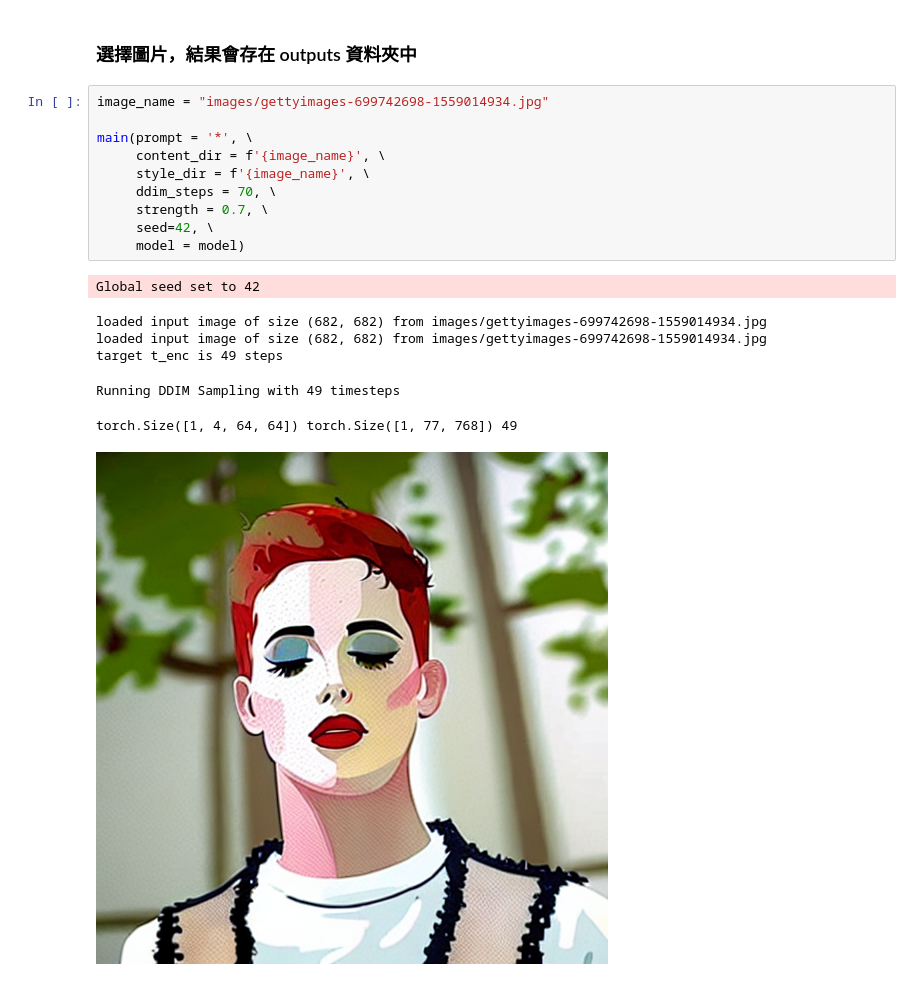
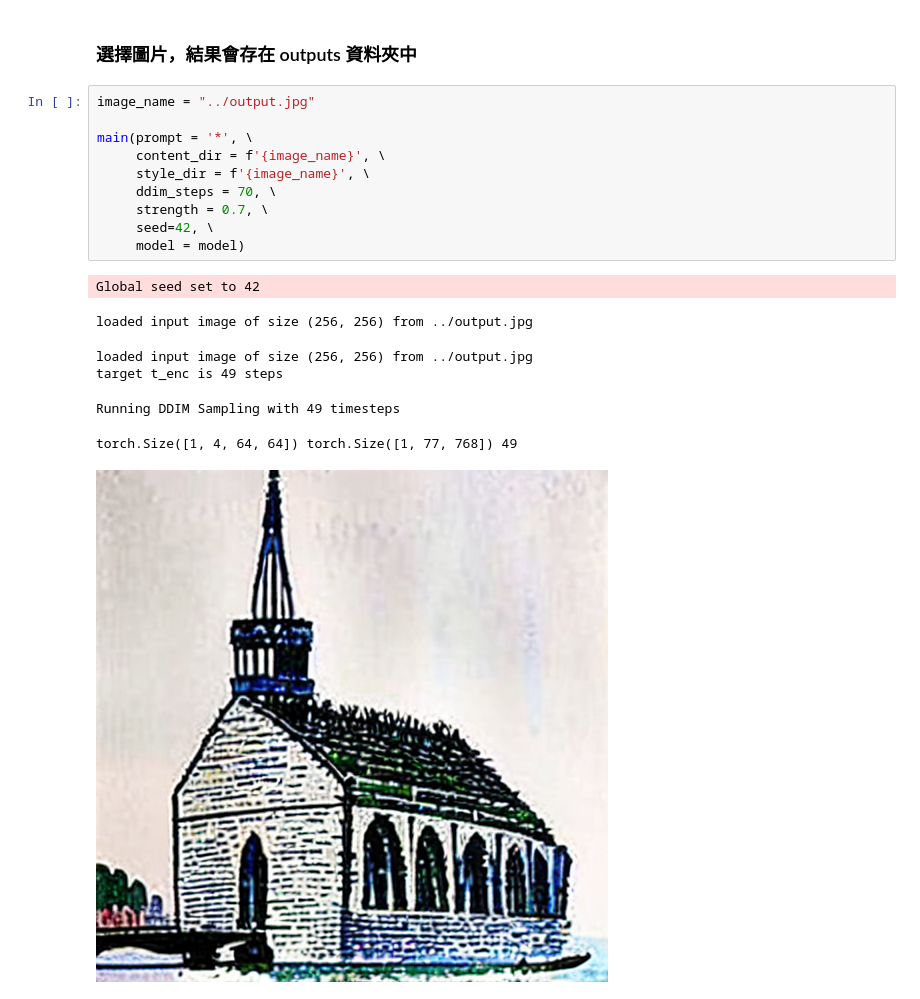
Before and after one commit to cl-liamchiu/2023-CVPDL-Final, a Jupyter notebook: image_style_transfer/inference.ipynb, the cells around one changed output. Saved outputs shown, nothing was run; the diff lists cells and outputs as text.

```diff
--- a/image_style_transfer/inference.ipynb
+++ b/image_style_transfer/inference.ipynb
@@ -195,20 +195,20 @@ find keys: dict_keys(['string_to_token', 'attention'])
 # %% [markdown]
 ### 選擇圖片，結果會存在 outputs 資料夾中
 # %%
-image_name = "images/gettyimages-699742698-1559014934.jpg"
+image_name = "../output.jpg"
 
 main(prompt = '*', \
      content_dir = f'{image_name}', \
      style_dir = f'{image_name}', \
      ddim_steps = 70, \
      strength = 0.7, \
      seed=42, \
      model = model)
 # %% [output]
 Global seed set to 42
-loaded input image of size (682, 682) from images/gettyimages-699742698-1559014934.jpg
-loaded input image of size (682, 682) from images/gettyimages-699742698-1559014934.jpg
-target t_enc is 49 steps
+loaded input image of size (256, 256) from ../output.jpg
-Running DDIM Sampling with 49 timesteps
+loaded input image of size (256, 256) from ../output.jpg
+target t_enc is 49 steps
-torch.Size([1, 4, 64, 64]) torch.Size([1, 77, 768]) 49
+Running DDIM Sampling with 49 timesteps
+torch.Size([1, 4, 64, 64]) torch.Size([1, 77, 768]) 49
-[figure, old version]
+[figure, new version]
```
Also changed, not shown: parts of 2 cells of this notebook, 14 other files.
